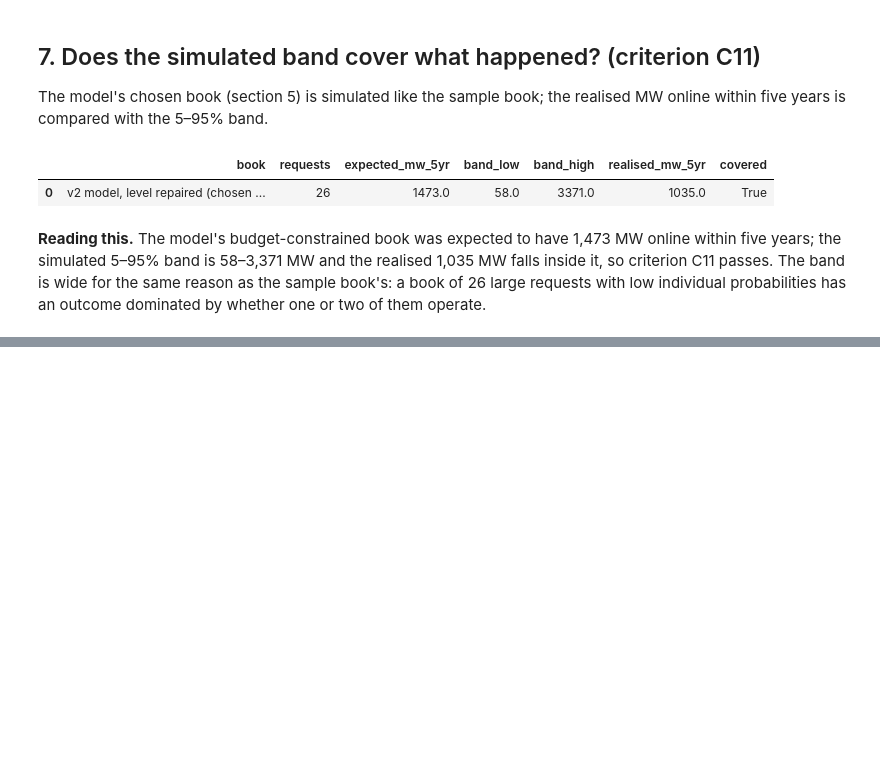
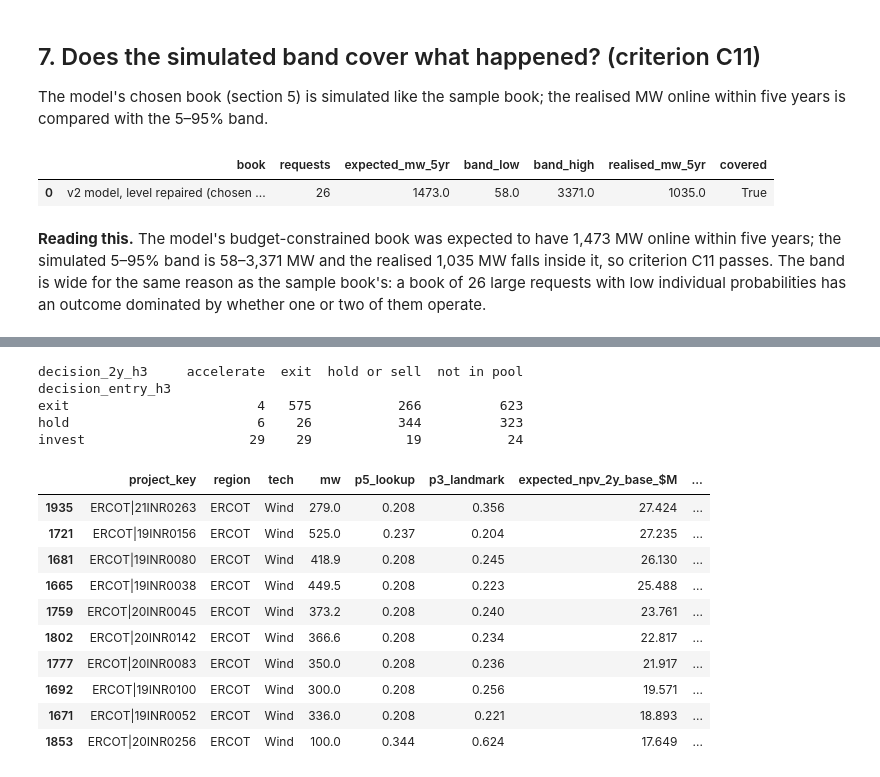
Before and after one commit to alanmossinger/Capstone, a Jupyter notebook: notebooks/16_portfolio.ipynb, the cells around one changed output, grey strips where cells are left out. Drawn from its saved outputs; the diff is of its cells as text; code cells hidden in the pictures; blank space fills up the shorter version.

```diff
--- a/notebooks/16_portfolio.ipynb
+++ b/notebooks/16_portfolio.ipynb
@@ -510,0 +593,28 @@ coverage.round(0)
+# %%
+lm = pd.read_parquet(paths.DATA_PROCESSED / "predictions_landmark.parquet")
+lm = lm[lm["landmark"].astype(str) == "2"]
+p_lm = lm.pivot(index="project_key", columns="horizon_after", values="agreement updated")
+meta = lm[lm["horizon_after"] == 3].set_index("project_key")[["event", "years_from_landmark", "large"]]
+in_pool = keys.isin(p_lm.index).to_numpy()
+pool_idx = np.where(in_pool)[0]
+P2 = np.zeros((len(test), 3))
+P2[pool_idx] = p_lm.loc[keys[in_pool], [1, 2, 3]].to_numpy()
+op3 = np.zeros(len(test), dtype=bool)
+op3[pool_idx] = ((meta.loc[keys[in_pool], "event"] == 1) & (meta.loc[keys[in_pool], "years_from_landmark"] <= 3)).to_numpy()
+p_floor_2 = float(op3[in_pool].mean())
+ev_2 = {case: expected_npv(P2, 2, 3, case) for case in CASES}
+g2 = {h: portfolio.gate_decision(P2[:, 2], P2[:, 2], p_floor_2, ev_2["low"], ev_2["base"], ev_2["high"],
+                                 cost_case["low"], cost_case["base"], cost_case["high"], h=h, exit_share=0.5, labels=("accelerate", "hold or sell", "exit"))
+      for h in HURDLES}
+cod_lm = np.where(op3, cod_year, 0)
+realised_npv_2 = np.array([npv_if_built(i, cod_lm[i]) * mw_arr[i] - cost_case["base"][i] if op3[i] else -cost_case["base"][i] for i in range(len(test))])
+summary_g2 = pd.concat([summarise_gate(g2[h], op3, mw_arr, realised_npv_2, in_pool, "G2 two years", h) for h in HURDLES], ignore_index=True)
+review = pd.concat([summary_g1, summary_g2], ignore_index=True)
+review.to_csv(paths.RESULTS / "portfolio_review_summary.csv", index=False)
+acc = summary_g2[(summary_g2["h"] == H_MAIN) & (summary_g2["region"] == "all")].set_index("decision")
+print(f"+2 pool: {int(in_pool.sum()):,} requests, {int(op3.sum())} operated within three years (p_floor {p_floor_2:.1%})")
+print(acc[["n", "mw", "operated", "operated_share", "low", "high", "share_of_pool_operations", "realised_npv_$M"]].round(3).to_string())
+large_pool = in_pool & large
+print(f"of 20 MW and more: {int(large_pool.sum()):,} requests, {int(op3[large_pool].sum())} operations; accelerate holds "
+      f"{int((op3 & large_pool & (g2[H_MAIN] == 'accelerate')).sum())} of them in {int((large_pool & (g2[H_MAIN] == 'accelerate')).sum())} requests "
+      f"(the registered book of 25 held 19, notebook 20)")
@@ -510,0 +741,33 @@ coverage.round(0)
+# %%
+status = np.where(built5, "operated within 5 years", np.where((test["event"] == 2) & (test["duration_years"] <= 5), "withdrew within 5 years", "still waiting at 5 years"))
+pack = pd.DataFrame({
+    "project_key": keys.to_numpy(), "region": regions_arr, "state": test["state"].to_numpy(), "tech": test["tech"].to_numpy(), "mw": mw_arr, "q_year": test["q_year"].to_numpy(),
+    "segment": segs["segment"].to_numpy(), "segment_rule": segs["rule"].to_numpy(), "p5_lookup": p_cell, "p5_segment": p_leaf, "p5_model_repaired": P_model[:, 4],
+    "expected_npv_entry_base_$M": ev_entry["base"] / 1e6, "expected_npv_entry_low_$M": ev_entry["low"] / 1e6, "expected_npv_entry_high_$M": ev_entry["high"] / 1e6,
+    "cost_to_next_gate_base_$M": cost_case["base"] / 1e6, "npv_per_mw_if_built_year3_$M": npv_req["npv_per_mw_if_built_year3_base"].to_numpy() / 1e6,
+    "breakeven_price_$MWh": [BREAKEVEN.get((r, t), np.nan) for r, t in zip(regions_arr, test["tech"])],
+    "decision_entry_h3": g1[H_MAIN], "in_pool_2y": in_pool, "p3_landmark": np.where(in_pool, P2[:, 2], np.nan),
+    "expected_npv_2y_base_$M": np.where(in_pool, ev_2["base"] / 1e6, np.nan), "decision_2y_h3": np.where(in_pool, g2[H_MAIN], ""),
+    "status_end_2024": status, "operated_within_3y_of_gate": np.where(in_pool, op3, False),
+})
+pack.to_csv(paths.RESULTS / "decision_pack.csv", index=False)
+print(pd.crosstab(pack["decision_entry_h3"], pack["decision_2y_h3"].replace("", "not in pool")))
+pack[pack["decision_2y_h3"] == "accelerate"].sort_values("expected_npv_2y_base_$M", ascending=False).head(10)[
+    ["project_key", "region", "tech", "mw", "p5_lookup", "p3_landmark", "expected_npv_2y_base_$M", "cost_to_next_gate_base_$M", "decision_entry_h3", "status_end_2024"]].round(3)
+# %% [output]
+decision_2y_h3     accelerate  exit  hold or sell  not in pool
+decision_entry_h3
+exit                        4   575           266          623
+hold                        6    26           344          323
+invest                     29    29            19           24
+|  | project_key | region | tech | mw | p5_lookup | p3_landmark | expected_npv_2y_base_$M | ... |
+| 1935 | ERCOT|21INR0263 | ERCOT | Wind | 279.0 | 0.208 | 0.356 | 27.424 | ... |
+| 1721 | ERCOT|19INR0156 | ERCOT | Wind | 525.0 | 0.237 | 0.204 | 27.235 | ... |
+| 1681 | ERCOT|19INR0080 | ERCOT | Wind | 418.9 | 0.208 | 0.245 | 26.130 | ... |
+| 1665 | ERCOT|19INR0038 | ERCOT | Wind | 449.5 | 0.208 | 0.223 | 25.488 | ... |
+| 1759 | ERCOT|20INR0045 | ERCOT | Wind | 373.2 | 0.208 | 0.240 | 23.761 | ... |
+| 1802 | ERCOT|20INR0142 | ERCOT | Wind | 366.6 | 0.208 | 0.234 | 22.817 | ... |
+| 1777 | ERCOT|20INR0083 | ERCOT | Wind | 350.0 | 0.208 | 0.236 | 21.917 | ... |
+| 1692 | ERCOT|19INR0100 | ERCOT | Wind | 300.0 | 0.208 | 0.256 | 19.571 | ... |
+| 1671 | ERCOT|19INR0052 | ERCOT | Wind | 336.0 | 0.208 | 0.221 | 18.893 | ... |
+| 1853 | ERCOT|20INR0256 | ERCOT | Wind | 100.0 | 0.344 | 0.624 | 17.649 | ... |
```
Also changed, not shown: parts of 18 cells of this notebook, 33 other files.
